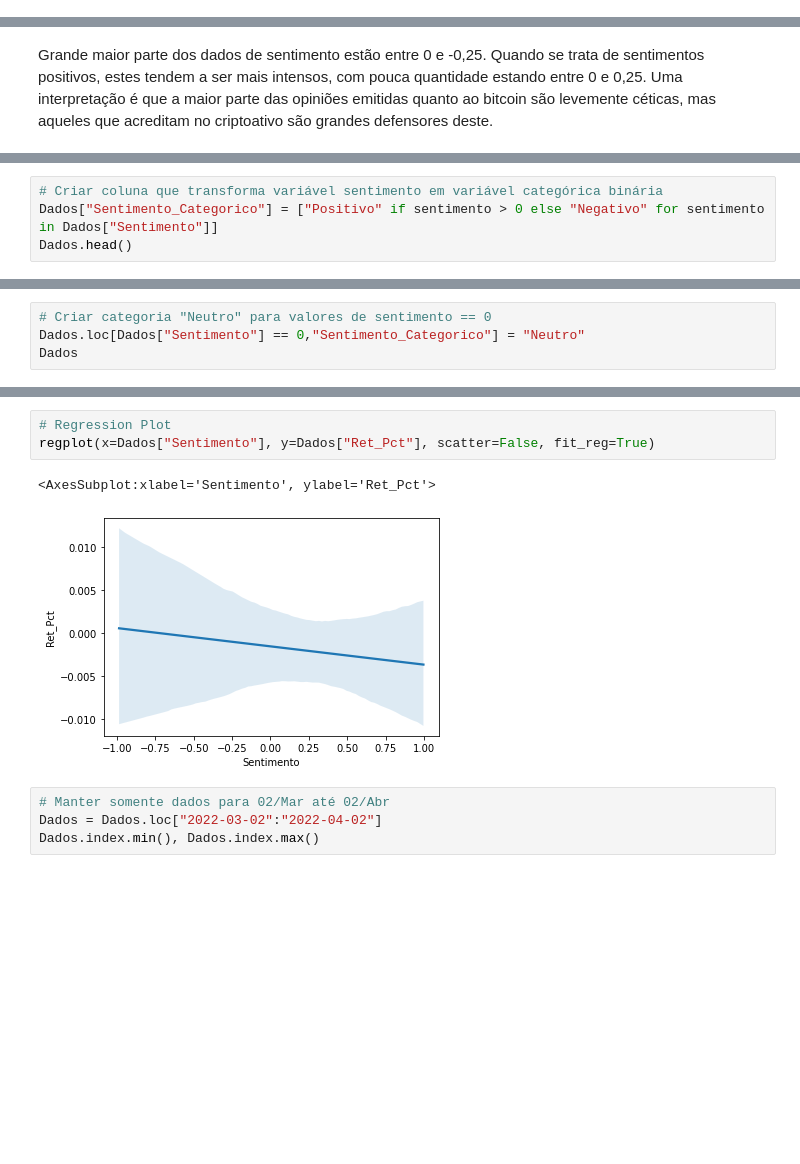
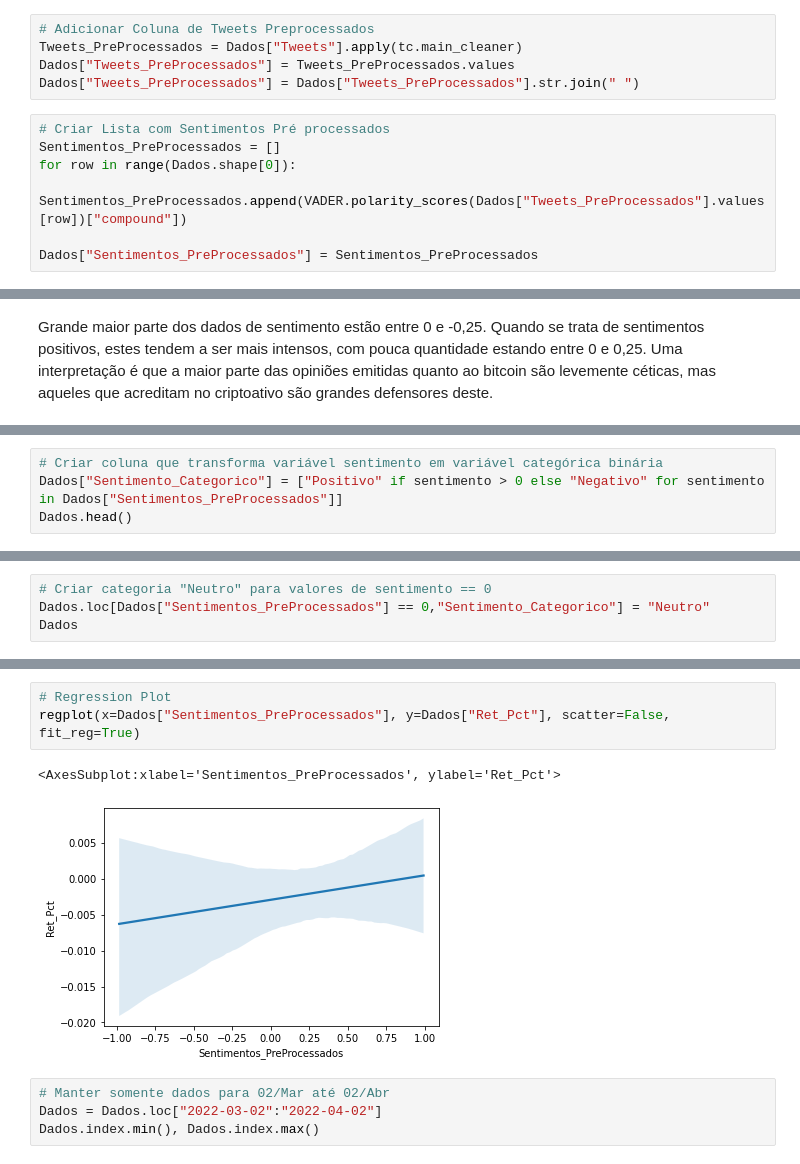
Before and after one commit to thcoelho/Social_Media_And_Financial_Markets, a Jupyter notebook: Analise_Exploratoria.ipynb, the cells around one changed output, grey strips where cells are left out. Saved outputs shown, nothing was run; the diff lists cells and outputs as text; blank space fills up the shorter version.

```diff
--- a/Analise_Exploratoria.ipynb
+++ b/Analise_Exploratoria.ipynb
@@ -16,6 +25,18 @@ Dados.head()
 | 2022-03-02 03:00:00+00:00 | RT @ICOAnnouncement: 🎙 New Featur... | 0.5859 | 44370.246094 | NaN |
 | 2022-03-02 03:00:00+00:00 | RT @AirdropStario: 💧 Farcana Aird... | 0.4753 | 44370.246094 | NaN |
 | 2022-03-02 03:00:00+00:00 | RT @AirdropStario: 💧 Farcana Aird... | 0.4753 | 44370.246094 | NaN |
+# %%
+# Adicionar Coluna de Tweets Preprocessados
+Tweets_PreProcessados = Dados["Tweets"].apply(tc.main_cleaner)
+Dados["Tweets_PreProcessados"] = Tweets_PreProcessados.values
+Dados["Tweets_PreProcessados"] = Dados["Tweets_PreProcessados"].str.join(" ")
+# %%
+# Criar Lista com Sentimentos Pré processados
+Sentimentos_PreProcessados = []
+for row in range(Dados.shape[0]):
+    Sentimentos_PreProcessados.append(VADER.polarity_scores(Dados["Tweets_PreProcessados"].values[row])["compound"])
+
+Dados["Sentimentos_PreProcessados"] = Sentimentos_PreProcessados
 # %%
 # Transformar o índice em objeto de datas (DateTime)
 Dados.index = pd.to_datetime(Dados.index)
@@ -126,6 +152,6 @@ Obter_Sentimento_Hora(3, 6, 8)
 'Positivo'
 # %%
 # Criar coluna que transforma variável sentimento em variável categórica binária
-Dados["Sentimento_Categorico"] = ["Positivo" if sentimento > 0 else "Negativo" for sentimento in Dados["Sentimento"]]
+Dados["Sentimento_Categorico"] = ["Positivo" if sentimento > 0 else "Negativo" for sentimento in Dados["Sentimentos_PreProcessados"]]
 Dados.head()
 # %% [output]
@@ -144,5 +170,5 @@ Dados.loc[Dados["Sentimento"] == 0,"Sentimento_Categorico"].shape[0] / Dados.sha
 # %%
 # Criar categoria "Neutro" para valores de sentimento == 0
-Dados.loc[Dados["Sentimento"] == 0,"Sentimento_Categorico"] = "Neutro"
+Dados.loc[Dados["Sentimentos_PreProcessados"] == 0,"Sentimento_Categorico"] = "Neutro"
 Dados
 # %% [output]
@@ -169,9 +195,9 @@ Dados
 # %%
 # Regression Plot
-regplot(x=Dados["Sentimento"], y=Dados["Ret_Pct"], scatter=False, fit_reg=True)
+regplot(x=Dados["Sentimentos_PreProcessados"], y=Dados["Ret_Pct"], scatter=False, fit_reg=True)
 # %% [output]
-<AxesSubplot:xlabel='Sentimento', ylabel='Ret_Pct'>
+<AxesSubplot:xlabel='Sentimentos_PreProcessados', ylabel='Ret_Pct'>
-[figure, old version]
+[figure, new version]
 # %%
 # Manter somente dados para 02/Mar até 02/Abr
 Dados = Dados.loc["2022-03-02":"2022-04-02"]
```
Also changed, not shown: parts of 16 cells of this notebook, 2 other files.
